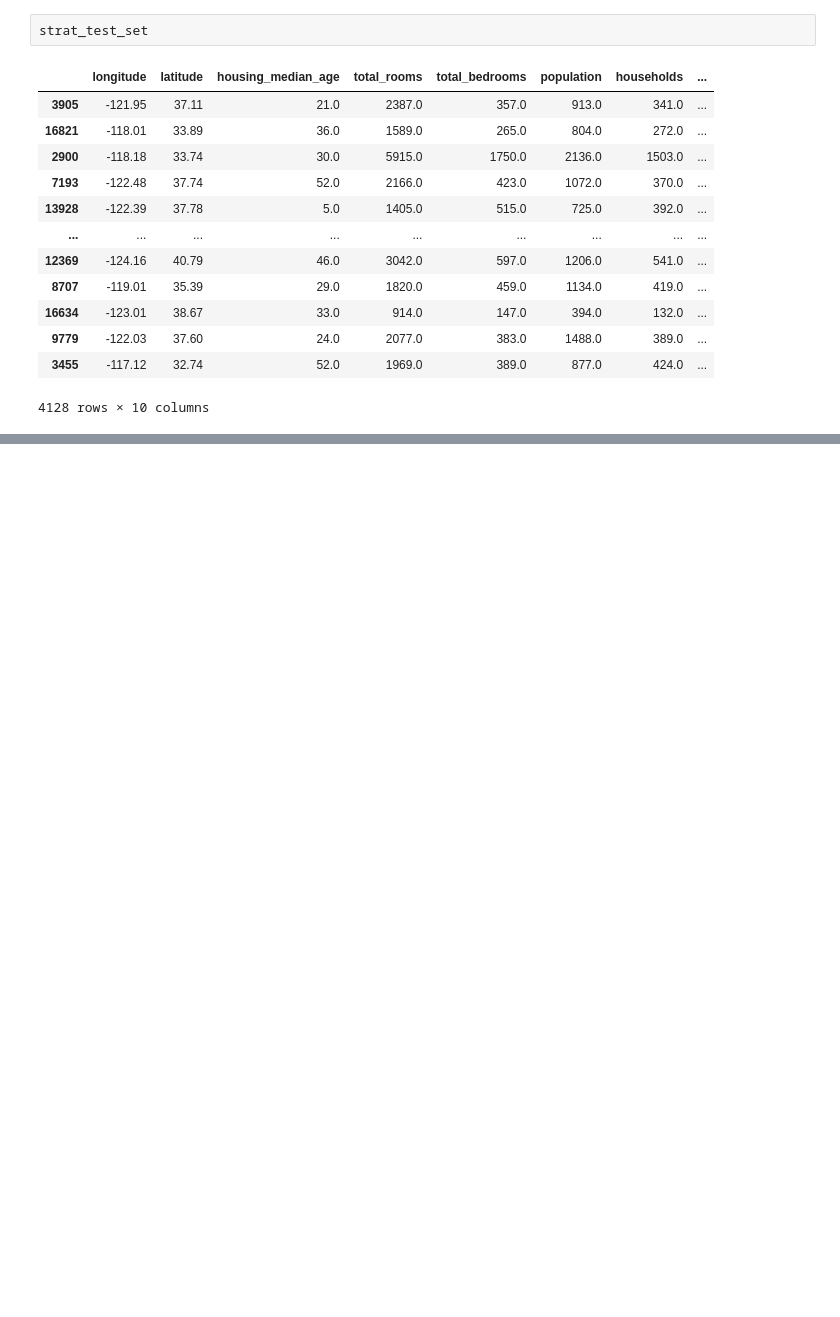
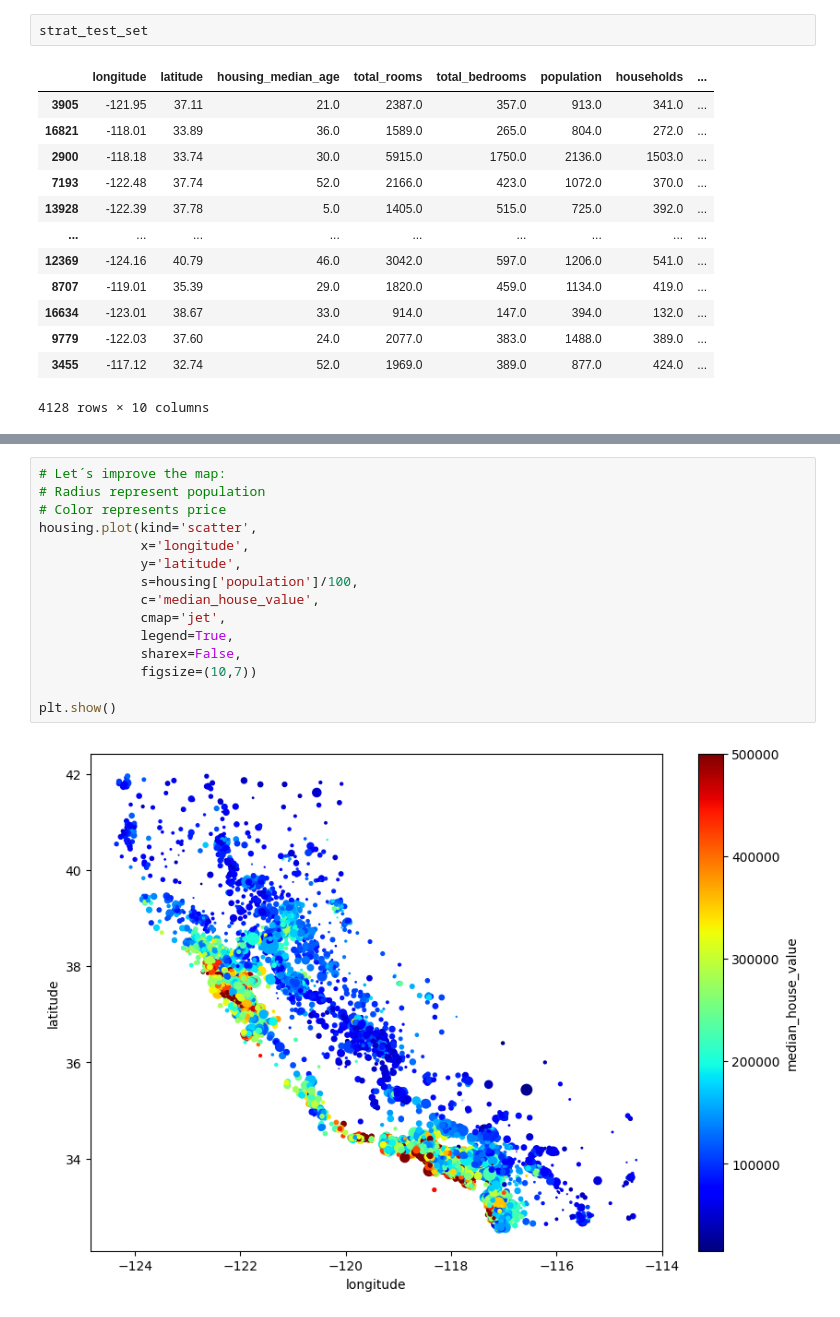
Before and after one commit to alvarohernandezalt/ML_SCKT_TF_Geron, a Jupyter notebook: C02_CaliforniaHousingPrice.ipynb, the cells around one changed output, grey strips where cells are left out. Saved outputs shown, nothing was run; the diff lists cells and outputs as text; blank space fills up the shorter version.

```diff
--- a/C02_CaliforniaHousingPrice.ipynb
+++ b/C02_CaliforniaHousingPrice.ipynb
@@ -246,0 +271,17 @@ strat_test_set
+# %%
+# Let´s improve the map:
+# Radius represent population
+# Color represents price
+housing.plot(kind='scatter',
+             x='longitude',
+             y='latitude',
+             s=housing['population']/100,
+             c='median_house_value',
+             cmap='jet',
+             legend=True,
+             sharex=False,
+             figsize=(10,7))
+
+plt.show()
+# %% [output]
+[figure, added]
```
Also changed, not shown: parts of 8 cells of this notebook.
